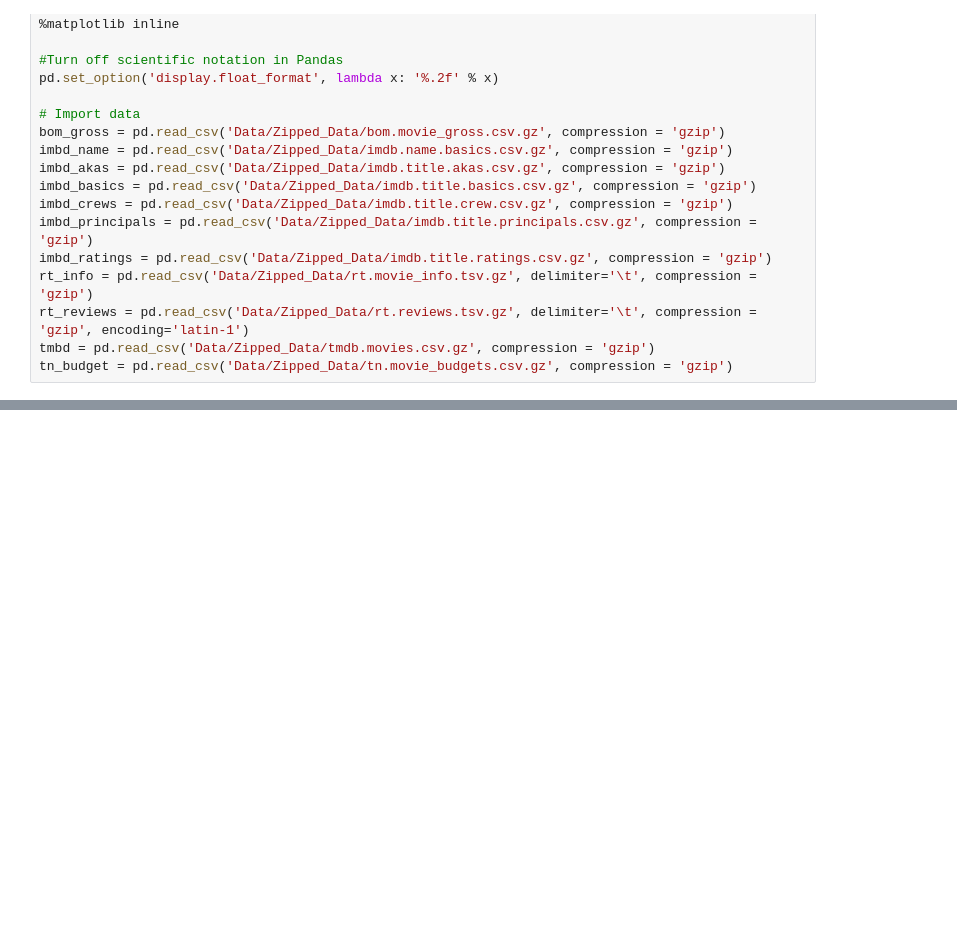
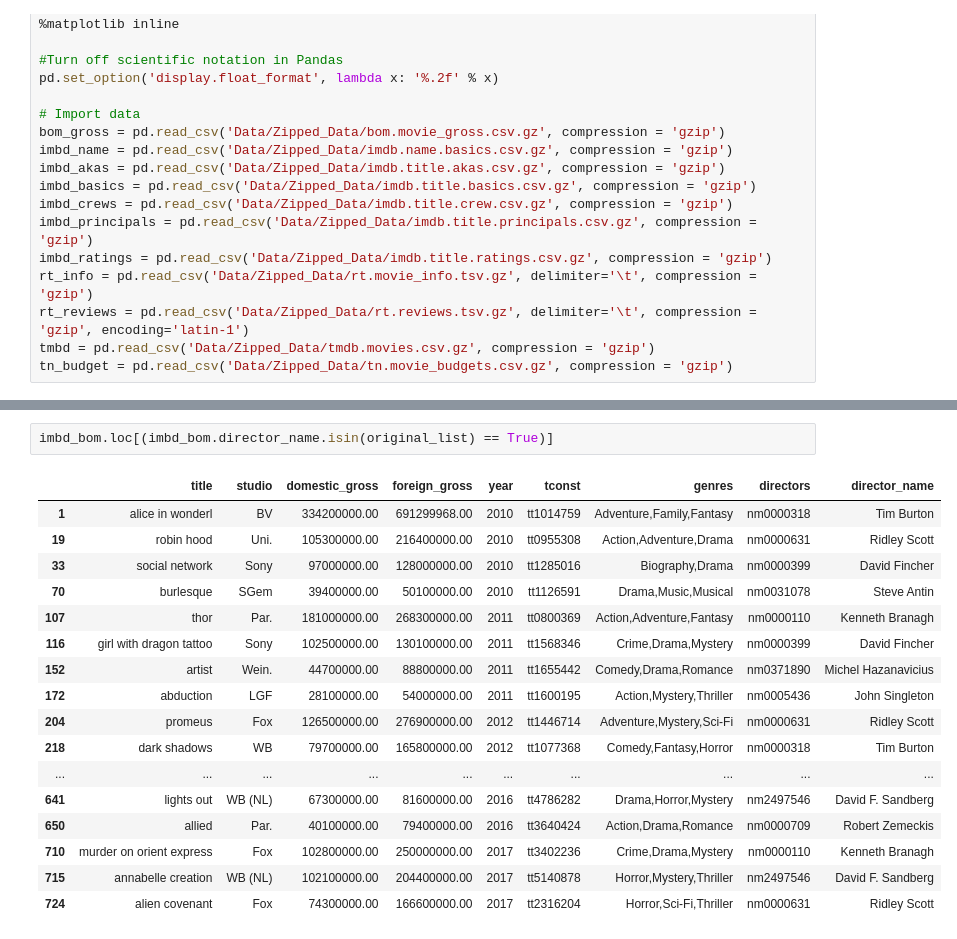
Before and after one commit to khayes847/mod-1-project, a Jupyter notebook: Project_Kyle.ipynb, the cells around one changed output, grey strips where cells are left out. Saved outputs shown, nothing was run; the diff lists cells and outputs as text; blank space fills up the shorter version.

```diff
--- a/Project_Kyle.ipynb
+++ b/Project_Kyle.ipynb
@@ -137,0 +298,20 @@ imbd_name['known_for_titles'] = imbd_name['known_for_titles'].str.split(',')
+# %%
+imbd_bom.loc[(imbd_bom.director_name.isin(original_list) == True)]
+# %% [output]
+|  | title | studio | domestic_gross | foreign_gross | year | tconst | genres | directors | director_name |
+| 1 | alice in wonderl | BV | 334200000.00 | 691299968.00 | 2010 | tt1014759 | Adventure,Family,Fantasy | nm0000318 | Tim Burton |
+| 19 | robin hood | Uni. | 105300000.00 | 216400000.00 | 2010 | tt0955308 | Action,Adventure,Drama | nm0000631 | Ridley Scott |
+| 33 | social network | Sony | 97000000.00 | 128000000.00 | 2010 | tt1285016 | Biography,Drama | nm0000399 | David Fincher |
+| 70 | burlesque | SGem | 39400000.00 | 50100000.00 | 2010 | tt1126591 | Drama,Music,Musical | nm0031078 | Steve Antin |
+| 107 | thor | Par. | 181000000.00 | 268300000.00 | 2011 | tt0800369 | Action,Adventure,Fantasy | nm0000110 | Kenneth Branagh |
+| 116 | girl with dragon tattoo | Sony | 102500000.00 | 130100000.00 | 2011 | tt1568346 | Crime,Drama,Mystery | nm0000399 | David Fincher |
+| 152 | artist | Wein. | 44700000.00 | 88800000.00 | 2011 | tt1655442 | Comedy,Drama,Romance | nm0371890 | Michel Hazanavicius |
+| 172 | abduction | LGF | 28100000.00 | 54000000.00 | 2011 | tt1600195 | Action,Mystery,Thriller | nm0005436 | John Singleton |
+| 204 | promeus | Fox | 126500000.00 | 276900000.00 | 2012 | tt1446714 | Adventure,Mystery,Sci-Fi | nm0000631 | Ridley Scott |
+| 218 | dark shadows | WB | 79700000.00 | 165800000.00 | 2012 | tt1077368 | Comedy,Fantasy,Horror | nm0000318 | Tim Burton |
+| ... | ... | ... | ... | ... | ... | ... | ... | ... | ... |
+| 641 | lights out | WB (NL) | 67300000.00 | 81600000.00 | 2016 | tt4786282 | Drama,Horror,Mystery | nm2497546 | David F. Sandberg |
+| 650 | allied | Par. | 40100000.00 | 79400000.00 | 2016 | tt3640424 | Action,Drama,Romance | nm0000709 | Robert Zemeckis |
+| 710 | murder on orient express | Fox | 102800000.00 | 250000000.00 | 2017 | tt3402236 | Crime,Drama,Mystery | nm0000110 | Kenneth Branagh |
+| 715 | annabelle creation | WB (NL) | 102100000.00 | 204400000.00 | 2017 | tt5140878 | Horror,Mystery,Thriller | nm2497546 | David F. Sandberg |
+| 724 | alien covenant | Fox | 74300000.00 | 166600000.00 | 2017 | tt2316204 | Horror,Sci-Fi,Thriller | nm0000631 | Ridley Scott |
```
Also changed, not shown: parts of 53 cells of this notebook.
